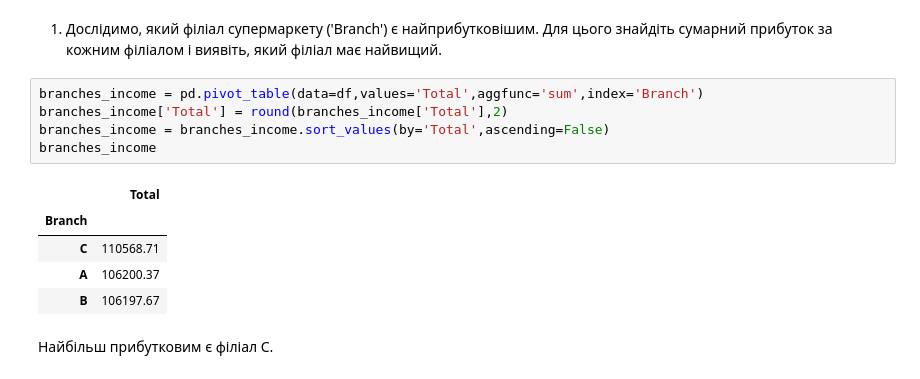
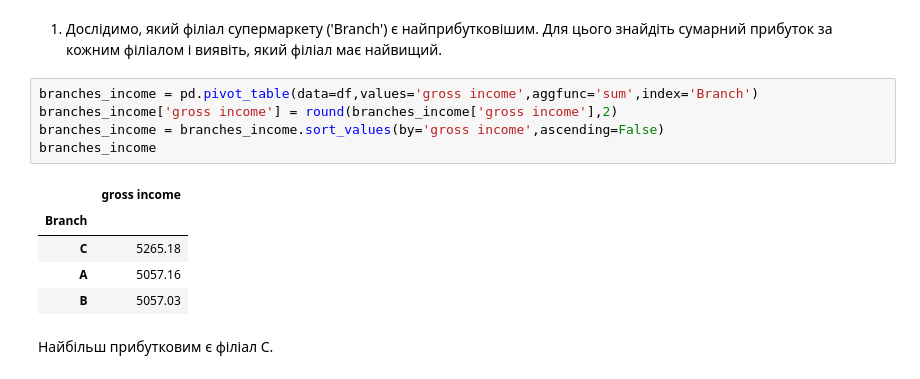
Before and after one commit to heatherale/data_course, a Jupyter notebook: hw_10_4_apply,_groupby,_pivot_table_Kateryna_Khudolii.ipynb, the cells around one changed output. Saved outputs shown, nothing was run; the diff lists cells and outputs as text.

```diff
--- a/hw_10_4_apply,_groupby,_pivot_table_Kateryna_Khudolii.ipynb
+++ b/hw_10_4_apply,_groupby,_pivot_table_Kateryna_Khudolii.ipynb
@@ -31,16 +31,16 @@ Mounted at /content/drive
 # %% [markdown]
 1. Дослідимо, який філіал супермаркету ('Branch') є найприбутковішим. Для цього знайдіть сумарний прибуток за кожним філіалом і виявіть, який філіал має найвищий.
 # %%
-branches_income = pd.pivot_table(data=df,values='Total',aggfunc='sum',index='Branch')
-branches_income['Total'] = round(branches_income['Total'],2)
-branches_income = branches_income.sort_values(by='Total',ascending=False)
+branches_income = pd.pivot_table(data=df,values='gross income',aggfunc='sum',index='Branch')
+branches_income['gross income'] = round(branches_income['gross income'],2)
+branches_income = branches_income.sort_values(by='gross income',ascending=False)
 branches_income
 # %% [output]
-|  | Total |
+|  | gross income |
 | Branch |  |
-| C | 110568.71 |
-| A | 106200.37 |
-| B | 106197.67 |
+| C | 5265.18 |
+| A | 5057.16 |
+| B | 5057.03 |
 # %% [markdown]
 Найбільш прибутковим є філіал С.
 # %% [markdown]
```
Also changed, not shown: parts of 1 cell of this notebook.
